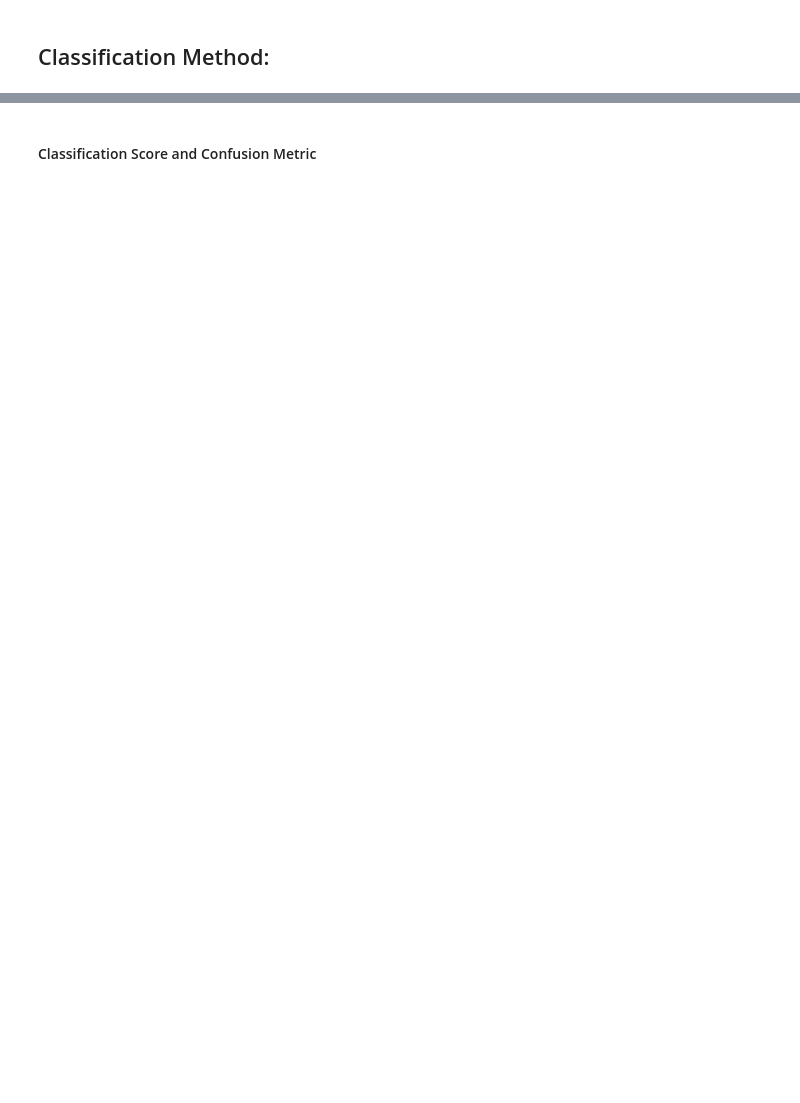
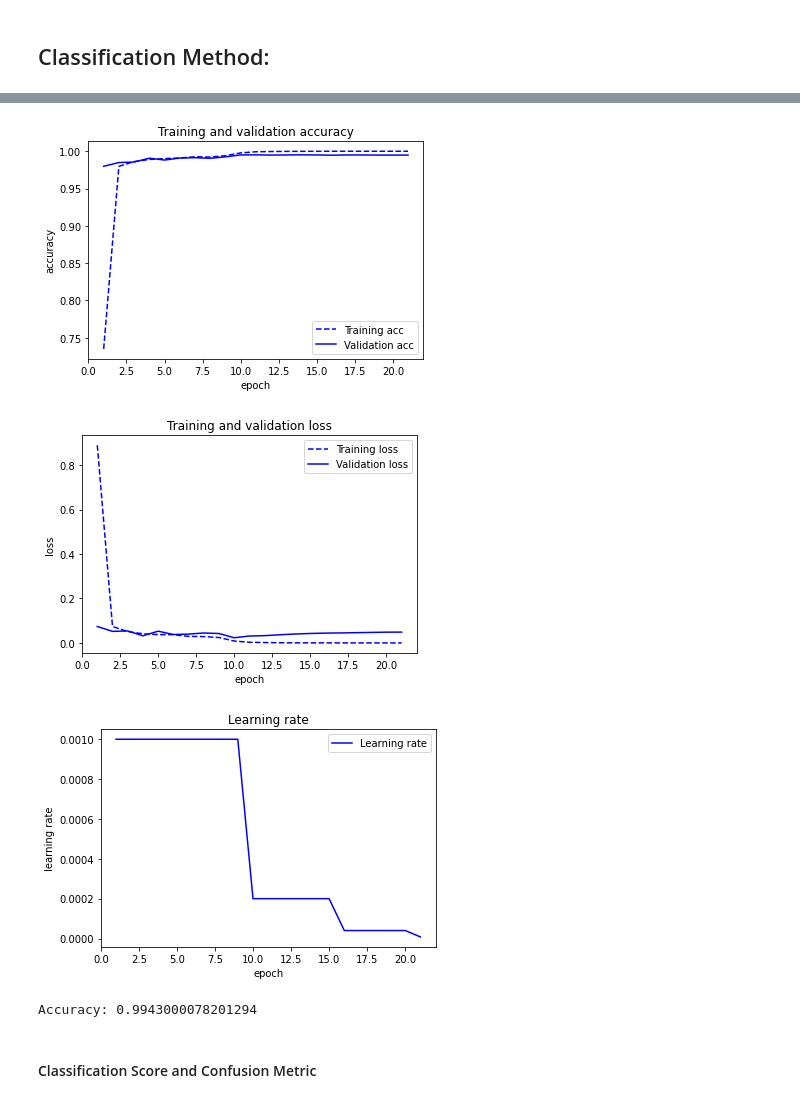
Before and after one commit to afaq-ahmad/MNIST-English-handwritten-Digits-and-Cifar10-Classification, a Jupyter notebook: MNIST English handwritten numerals Classification.ipynb, the cells around one changed output, grey strips where cells are left out. Drawn from its saved outputs; the diff is of its cells as text; code cells hidden in the pictures; blank space fills up the shorter version.

```diff
--- a/MNIST English handwritten numerals Classification.ipynb
+++ b/MNIST English handwritten numerals Classification.ipynb
@@ -162,7 +95,0 @@ By observing the upper code, the maximum accuracy we have received with using Ra
-# %%
-# re-train our classifier using the best k value and predict the labels of the
-# test data
-model = KNeighborsClassifier(n_neighbors=3)
-model.fit(X_train, y_train)
-predictions = model.predict(X_test)
-print(model.score(X_test, y_test))
@@ -171,3 +158,47 @@ print(model.score(X_test, y_test))
+# %%
+def draw_training_info_plots(_history):
+    """Draw loss graphs at the training and validation stage"""
+    acc = _history.history['acc']
+    val_acc = _history.history['val_acc']
+    loss = _history.history['loss']
+    val_loss = _history.history['val_loss']
+
+    epochs_plot = range(1, len(acc) + 1)
+    plt.plot(epochs_plot, acc, 'b--', label='Training acc')
+    plt.plot(epochs_plot, val_acc, 'b', label='Validation acc')
+    plt.title('Training and validation accuracy')
+    plt.xlabel('epoch')
+    plt.ylabel('accuracy')
+    plt.legend()
+    plt.figure()
+
+    plt.plot(epochs_plot, loss, 'b--', label='Training loss')
+    plt.plot(epochs_plot, val_loss, 'b', label='Validation loss')
+    plt.title('Training and validation loss')
+    plt.xlabel('epoch')
+    plt.ylabel('loss')
+    plt.legend()
+    plt.show()
+
+    if 'lr' in _history.history:
+        learning_rate = _history.history['lr']
+        plt.plot(epochs_plot, learning_rate, 'b', label='Learning rate')
+        plt.title('Learning rate')
+        plt.xlabel('epoch')
+        plt.ylabel('learning rate')
+        plt.legend()
+        plt.show()
+    return
+
+draw_training_info_plots(history_vgg)
+# %% [output]
+[figure, added]
+[figure, added]
+[figure, added]
+# %%
+print('Accuracy:',VGG_model.evaluate(test_X,test_y,verbose=0)[1])
+# %% [output]
+Accuracy: 0.9943000078201294
 # %% [markdown]
 #### Classification Score and Confusion Metric
 # %%
```
Also changed, not shown: parts of 73 cells of this notebook, 1 other file.
